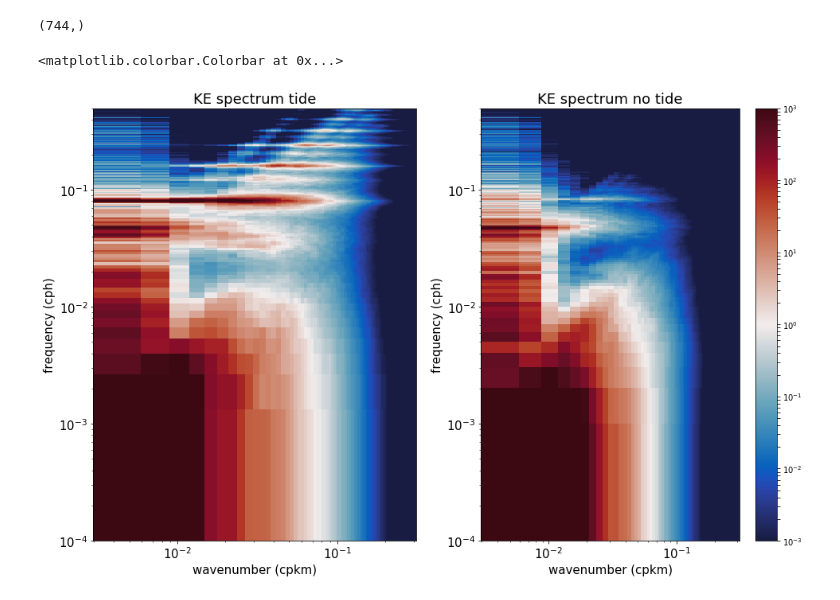
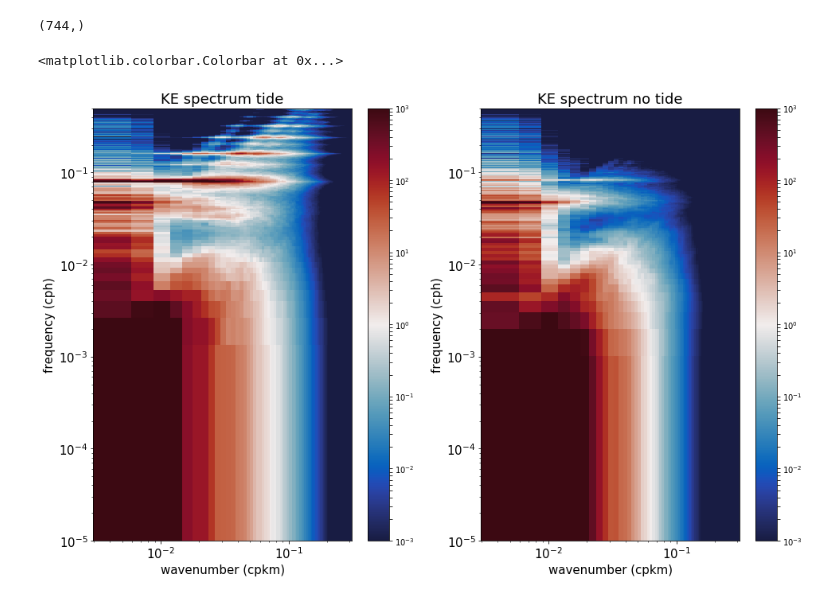
Before and after one commit to auraoupa/momentum-internal-tides-NATL60, a Jupyter notebook: 2019-02-21-AA-frequency-wavenumber-plot.ipynb, the cells around one changed output. Cells and saved outputs as stored; diff of their text form; code cells hidden in the pictures.

```diff
--- a/2019-02-21-AA-frequency-wavenumber-plot.ipynb
+++ b/2019-02-21-AA-frequency-wavenumber-plot.ipynb
@@ -126,7 +126,7 @@ Utide_psd = xfft.psd(Utidehat)
 Utide_frequency,kx,ky = wfs.get_f_kx_ky(Utidehat)
 Utide_wavenumber,kradial = wfs.get_wavnum_kradial(kx,ky)
 Utide_psd_np = Utide_psd.values
-Utide_wavenum_freq_spectrum = wfs.get_f_k_in_2D(kradial,wavenumber,Utide_psd_np)
+Utide_wavenum_freq_spectrum = wfs.get_f_k_in_2D(kradial,Utide_wavenumber,Utide_psd_np)
 # %% [output]
 0
 100
@@ -146,7 +146,7 @@ Vtide_psd = xfft.psd(Vtidehat)
 Vtide_frequency,kx,ky = wfs.get_f_kx_ky(Vtidehat)
 Vtide_wavenumber,kradial = wfs.get_wavnum_kradial(kx,ky)
 Vtide_psd_np = Vtide_psd.values
-Vtide_wavenum_freq_spectrum = wfs.get_f_k_in_2D(kradial,wavenumber,Vtide_psd_np)
+Vtide_wavenum_freq_spectrum = wfs.get_f_k_in_2D(kradial,Vtide_wavenumber,Vtide_psd_np)
 # %% [output]
 0
 100
@@ -166,7 +166,7 @@ Vnotide_psd = xfft.psd(Vnotidehat)
 Vnotide_frequency,kx,ky = wfs.get_f_kx_ky(Vnotidehat)
 Vnotide_wavenumber,kradial = wfs.get_wavnum_kradial(kx,ky)
 Vnotide_psd_np = Vnotide_psd.values
-Vnotide_wavenum_freq_spectrum = wfs.get_f_k_in_2D(kradial,wavenumber,Vnotide_psd_np)
+Vnotide_wavenum_freq_spectrum = wfs.get_f_k_in_2D(kradial,Vnotide_wavenumber,Vnotide_psd_np)
 # %% [output]
 0
 100
@@ -188,7 +188,7 @@ Unotide_psd = xfft.psd(Unotidehat)
 Unotide_frequency,kx,ky = wfs.get_f_kx_ky(Unotidehat)
 Unotide_wavenumber,kradial = wfs.get_wavnum_kradial(kx,ky)
 Unotide_psd_np = Unotide_psd.values
-Unotide_wavenum_freq_spectrum = wfs.get_f_k_in_2D(kradial,wavenumber,Unotide_psd_np)
+Unotide_wavenum_freq_spectrum = wfs.get_f_k_in_2D(kradial,Unotide_wavenumber,Unotide_psd_np)
 # %% [output]
 0
 100
@@ -218,29 +218,33 @@ Utide_frequency.shape
 # %%
 sec_to_hour = 3600.0
 norm = LogNorm(vmin=0.001,vmax=1000)
 cmap = cmocean.cm.balance
 
-fig,axs=plt.subplots(1,2,figsize=(16,10))
-axs[0].pcolormesh(Utide_wavenumber,sec_to_hour*Utide_frequency,KEtide_wavenum_freq_spectrum,norm=norm,cmap=cmap)
-axs[0].set_xscale("log")
-axs[0].set_yscale("log")
-axs[0].set_xlabel('wavenumber (cpkm)',fontsize=15)
-axs[0].set_ylabel('frequency (cph)',fontsize=15)
-axs[0].set_xlim(Utide_wavenumber.min(),Utide_wavenumber.max())
-axs[0].set_ylim(1E-4,5E-1)
-axs[0].set_title('KE spectrum tide',size=18)
-axs[0].tick_params(labelsize=15)
+fig=plt.figure(figsize=(16,10))
 
-a0=axs[1].pcolormesh(Unotide_wavenumber,sec_to_hour*Unotide_frequency,KEnotide_wavenum_freq_spectrum,norm=norm,cmap=cmap)
-axs[1].set_xscale("log")
-axs[1].set_yscale("log")
-axs[1].set_xlabel('wavenumber (cpkm)',fontsize=15)
-axs[1].set_ylabel('frequency (cph)',fontsize=15)
-axs[1].set_xlim(Unotide_wavenumber.min(),Unotide_wavenumber.max())
-axs[1].set_ylim(1E-4,5E-1)
-axs[1].set_title('KE spectrum no tide',size=18)
-axs[1].tick_params(labelsize=15)
-fig.colorbar(a0)
+ax = plt.subplot(121)
+plt.pcolormesh(Utide_wavenumber,sec_to_hour*Utide_frequency,KEtide_wavenum_freq_spectrum,norm=norm,cmap=cmap)
+ax.set_xscale("log")
+ax.set_yscale("log")
+ax.set_xlabel('wavenumber (cpkm)',fontsize=15)
+ax.set_ylabel('frequency (cph)',fontsize=15)
+ax.set_xlim(Utide_wavenumber.min(),Utide_wavenumber.max())
+ax.set_ylim(1E-5,5E-1)
+ax.set_title('KE spectrum tide',size=18)
+ax.tick_params(labelsize=15)
+plt.colorbar()
+
+ax = plt.subplot(122)
+plt.pcolormesh(Unotide_wavenumber,sec_to_hour*Unotide_frequency,KEnotide_wavenum_freq_spectrum,norm=norm,cmap=cmap)
+ax.set_xscale("log")
+ax.set_yscale("log")
+ax.set_xlabel('wavenumber (cpkm)',fontsize=15)
+ax.set_ylabel('frequency (cph)',fontsize=15)
+ax.set_xlim(Unotide_wavenumber.min(),Unotide_wavenumber.max())
+ax.set_ylim(1E-5,5E-1)
+ax.set_title('KE spectrum no tide',size=18)
+ax.tick_params(labelsize=15)
+plt.colorbar()
 # %% [output]
 <matplotlib.colorbar.Colorbar at 0x...>
-[figure, old version]
+[figure, new version]
```
